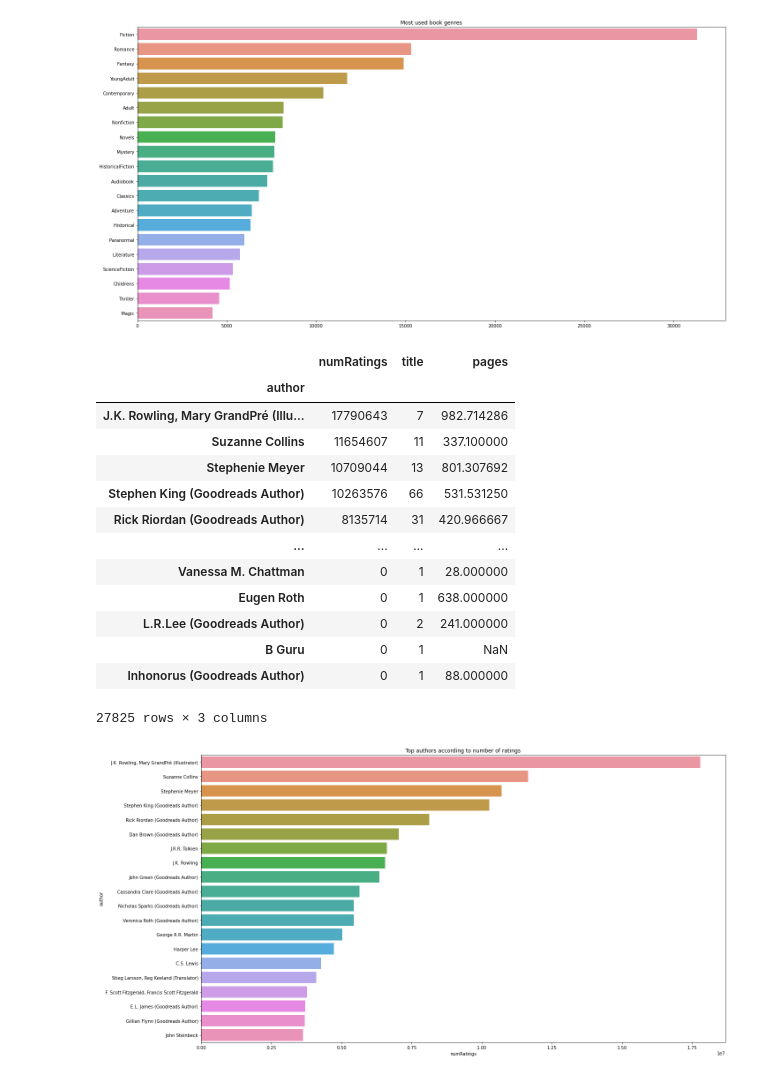
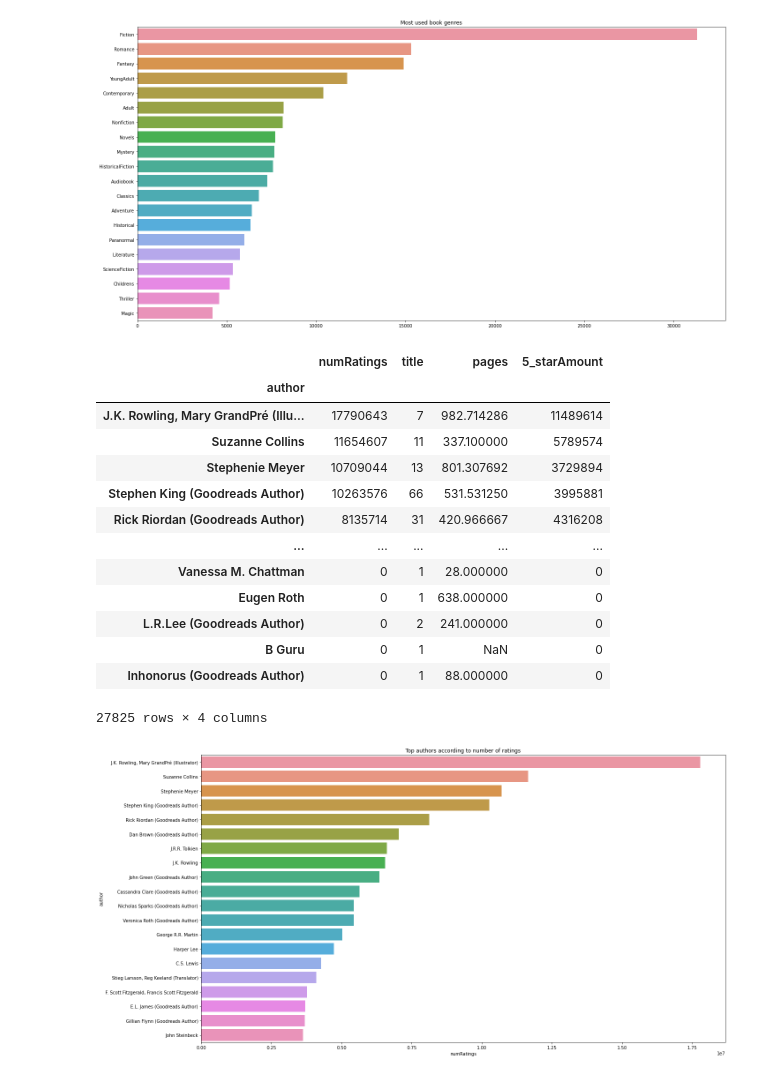
Before and after one commit to BlexxeCode/DataProjects, a Jupyter notebook: community-list-on-best-books.ipynb, the cells around one changed output. Cells and saved outputs as stored; diff of their text form; code cells hidden in the pictures.

```diff
--- a/community-list-on-best-books.ipynb
+++ b/community-list-on-best-books.ipynb
@@ -189,3 +189,15 @@ books.head()
 | 2 | To Kill a Mockingbird | To Kill a Mockingbird | Harper Lee | 4.28 | The unforgettable novel of a chil... | English | ['Classics', 'Fiction', 'Historic... | 324.0 | Harper Perennial Modern Classics | 2006.0 | ... |
 | 3 | Pride and Prejudice | No Series | Jane Austen, Anna Quindlen (Intro... | 4.26 | Alternate cover edition of ISBN 9... | English | ['Classics', 'Fiction', 'Romance'... | 279.0 | Modern Library | 2000.0 | ... |
 | 4 | Twilight | The Twilight Saga #1 | Stephenie Meyer | 3.60 | About three things I was absolute... | English | ['Young Adult', 'Fantasy', 'Roman... | 501.0 | Little, Brown and Company | 2006.0 | ... |
+# %%
+books['ratingsByStars']=books['ratingsByStars'].astype(str).str.replace('\[|\]|\'', '')
+books['ratingsByStars'] = books['ratingsByStars'].str.replace(' ', '')
+result = books['ratingsByStars'].str.split(',')
+five_star = []
+for index, rate in enumerate(result):
+    five_star.append(rate[0])
+five_star
+
+books['5_starAmount'] = five_star
+books['5_starAmount'].replace('', 0, inplace=True)
+books['5_starAmount']= books['5_starAmount'].astype(int)
@@ -308,23 +338,23 @@ barplot(genre_amount.head(20).index, genre_amount.head(20), 'Most used book genr
 # %% [output]
 [figure]
 # %%
-author_info = books.groupby('author').aggregate({'numRatings':'sum', 'title': 'count','pages': 'mean'}).sort_values('numRatings', ascending=False)
+author_info = books.groupby('author').aggregate({'numRatings':'sum', 'title': 'count','pages': 'mean', '5_starAmount': 'sum'}).sort_values('numRatings', ascending=False)
 author_info
 # %% [output]
-|  | numRatings | title | pages |
-| author |  |  |  |
-| J.K. Rowling, Mary GrandPré (Illu... | 17790643 | 7 | 982.714286 |
-| Suzanne Collins | 11654607 | 11 | 337.100000 |
-| Stephenie Meyer | 10709044 | 13 | 801.307692 |
-| Stephen King (Goodreads Author) | 10263576 | 66 | 531.531250 |
-| Rick Riordan (Goodreads Author) | 8135714 | 31 | 420.966667 |
-| ... | ... | ... | ... |
-| Vanessa M. Chattman | 0 | 1 | 28.000000 |
-| Eugen Roth | 0 | 1 | 638.000000 |
-| L.R.Lee (Goodreads Author) | 0 | 2 | 241.000000 |
-| B Guru | 0 | 1 | NaN |
-| Inhonorus (Goodreads Author) | 0 | 1 | 88.000000 |
+|  | numRatings | title | pages | 5_starAmount |
+| author |  |  |  |  |
+| J.K. Rowling, Mary GrandPré (Illu... | 17790643 | 7 | 982.714286 | 11489614 |
+| Suzanne Collins | 11654607 | 11 | 337.100000 | 5789574 |
+| Stephenie Meyer | 10709044 | 13 | 801.307692 | 3729894 |
+| Stephen King (Goodreads Author) | 10263576 | 66 | 531.531250 | 3995881 |
+| Rick Riordan (Goodreads Author) | 8135714 | 31 | 420.966667 | 4316208 |
+| ... | ... | ... | ... | ... |
+| Vanessa M. Chattman | 0 | 1 | 28.000000 | 0 |
+| Eugen Roth | 0 | 1 | 638.000000 | 0 |
+| L.R.Lee (Goodreads Author) | 0 | 2 | 241.000000 | 0 |
+| B Guru | 0 | 1 | NaN | 0 |
+| Inhonorus (Goodreads Author) | 0 | 1 | 88.000000 | 0 |
-27825 rows × 3 columns
+27825 rows × 4 columns
 # %%
 barplot(author_info.head(20).index, author_info['numRatings'].head(20), 'Top authors according to number of ratings')
 # %% [output]
```
Also changed, not shown: parts of 11 cells of this notebook.
